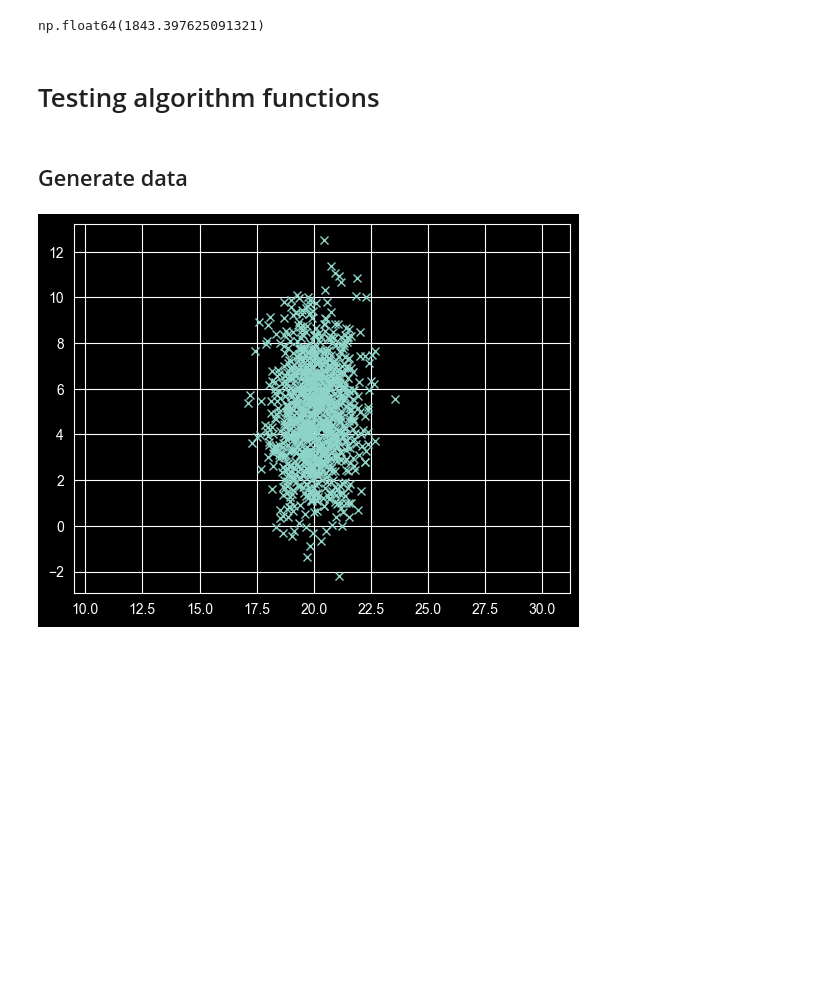
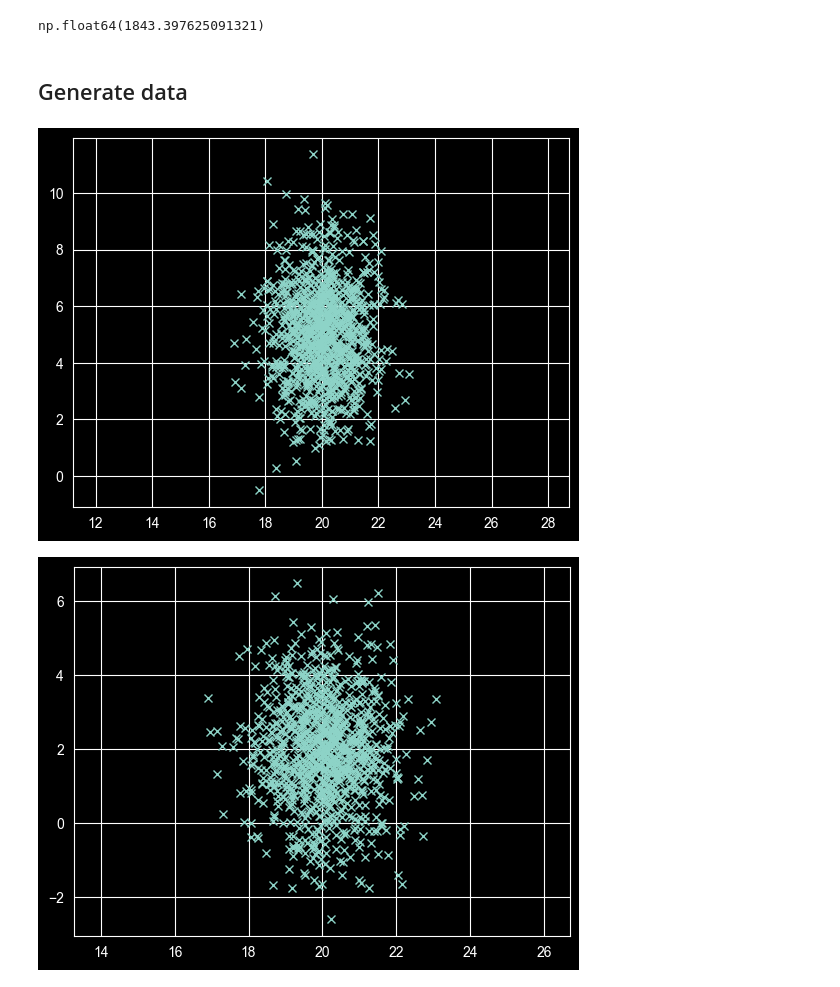
Before and after one commit to mcanela1/Thesis_Online-to-batch_Logistic-Regression, a Jupyter notebook: Algorithms.ipynb, the cells around one changed output. Saved outputs shown, nothing was run; the diff lists cells and outputs as text; code cells hidden in the pictures; blank space fills up the shorter version.

```diff
--- a/Algorithms.ipynb
+++ b/Algorithms.ipynb
@@ -285,22 +349,26 @@ l_hat = sum_loss + np.sum(gs_bs) + quadratic
 l_hat + np.log(1+np.exp(np.inner(b,xt))) + np.log(1+np.exp(np.inner(-b,xt))) + reg_lambda*np.linalg.norm(b)
 # %% [output]
 np.float64(1843.397625091321)
-# %% [markdown]
-# Testing algorithm functions
 # %% [markdown]
 ## Generate data
 # %%
 n = 1000
 
-mean = [20, 5]
-cov = [[1, 0], [0, 5]]  # diagonal covariance
+mean = [20, 5, 2]
+cov = [[1, 0, 0], [0, 3, 0], [0,0,2]]  # diagonal covariance
+d = np.shape(cov)[1]
 y = np.random.binomial(n=1, p=0.3, size=n)
 
-x1, x2 = np.random.multivariate_normal(mean, cov, size = n).T
+x1, x2, x3 = np.random.multivariate_normal(mean, cov, size = n).T
 plt.plot(x1, x2, 'x')
 plt.axis('equal')
 plt.show()
+
+plt.plot(x1, x3, 'x')
+plt.axis('equal')
+plt.show()
 # %% [output]
-[figure, old version]
+[figure, new version]
+[figure, added]
 # %%
 x = np.random.multivariate_normal(mean, cov, size = n)
```
Also changed, not shown: parts of 21 cells of this notebook.
